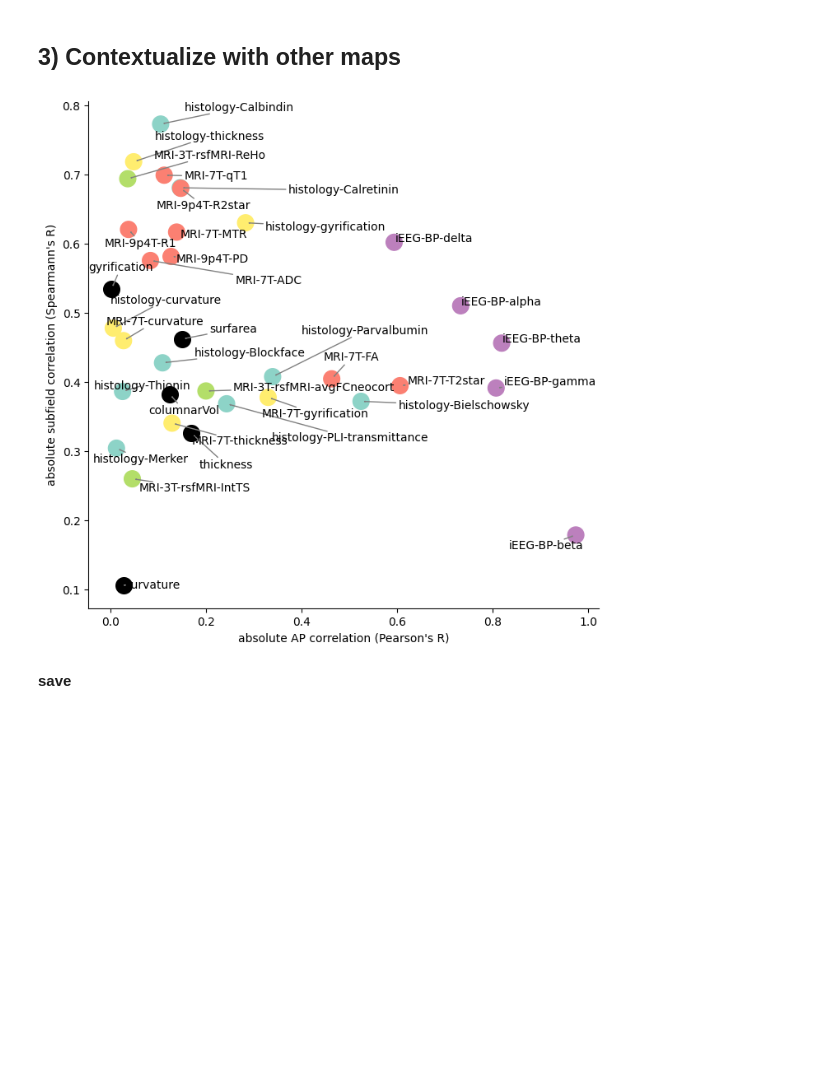
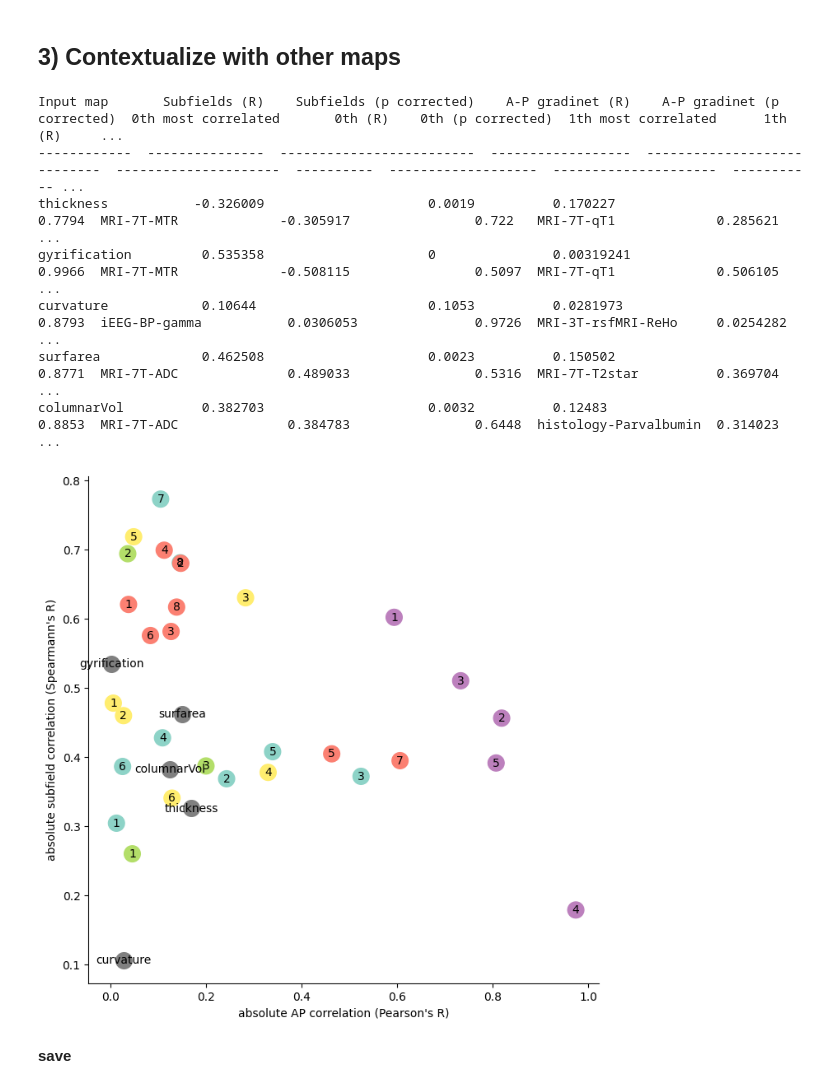
Before and after one commit to jordandekraker/hippomaps, a Jupyter notebook: tutorials/TLE-HC.ipynb, the cells around one changed output. Saved outputs shown, nothing was run; the diff lists cells and outputs as text; code cells hidden in the pictures; blank space fills up the shorter version.

Commit message:
updated context2D to latest

```diff
--- a/tutorials/TLE-HC.ipynb
+++ b/tutorials/TLE-HC.ipynb
@@ -185,7 +183,14 @@ plt.xticks(ticks=range(len(features)),labels=features,rotation=30)
 # %%
-t, ax = hm.stats.contextualize2D(caseCtrl, taskNames=features, nperm=2) # Note that for the sake of speed nperm is set low, but ideally it should be 10000
+t, ax = hm.stats.contextualize2D(caseCtrl, taskNames=features, numerbMaps=True, nperm=10000) # set nperm low for fast testing!
 # %% [output]
+Input map       Subfields (R)    Subfields (p corrected)    A-P gradinet (R)    A-P gradinet (p corrected)  0th most correlated       0th (R)    0th (p corrected)  1th most correlated      1th (R)     ...
+------------  ---------------  -------------------------  ------------------  ----------------------------  ---------------------  ----------  -------------------  ---------------------  ---------  -- ...
+thickness           -0.326009                     0.0019          0.170227                          0.7794  MRI-7T-MTR             -0.305917                0.722   MRI-7T-qT1             0.285621      ...
+gyrification         0.535358                     0               0.00319241                        0.9966  MRI-7T-MTR             -0.508115                0.5097  MRI-7T-qT1             0.506105      ...
+curvature            0.10644                      0.1053          0.0281973                         0.8793  iEEG-BP-gamma           0.0306053               0.9726  MRI-3T-rsfMRI-ReHo     0.0254282     ...
+surfarea             0.462508                     0.0023          0.150502                          0.8771  MRI-7T-ADC              0.489033                0.5316  MRI-7T-T2star          0.369704      ...
+columnarVol          0.382703                     0.0032          0.12483                           0.8853  MRI-7T-ADC              0.384783                0.6448  histology-Parvalbumin  0.314023      ...
-[figure, old version]
+[figure, new version]
 # %% [markdown]
 **save**
 # %%
```
Also changed, not shown: parts of 2 cells of this notebook, 1 other file.
